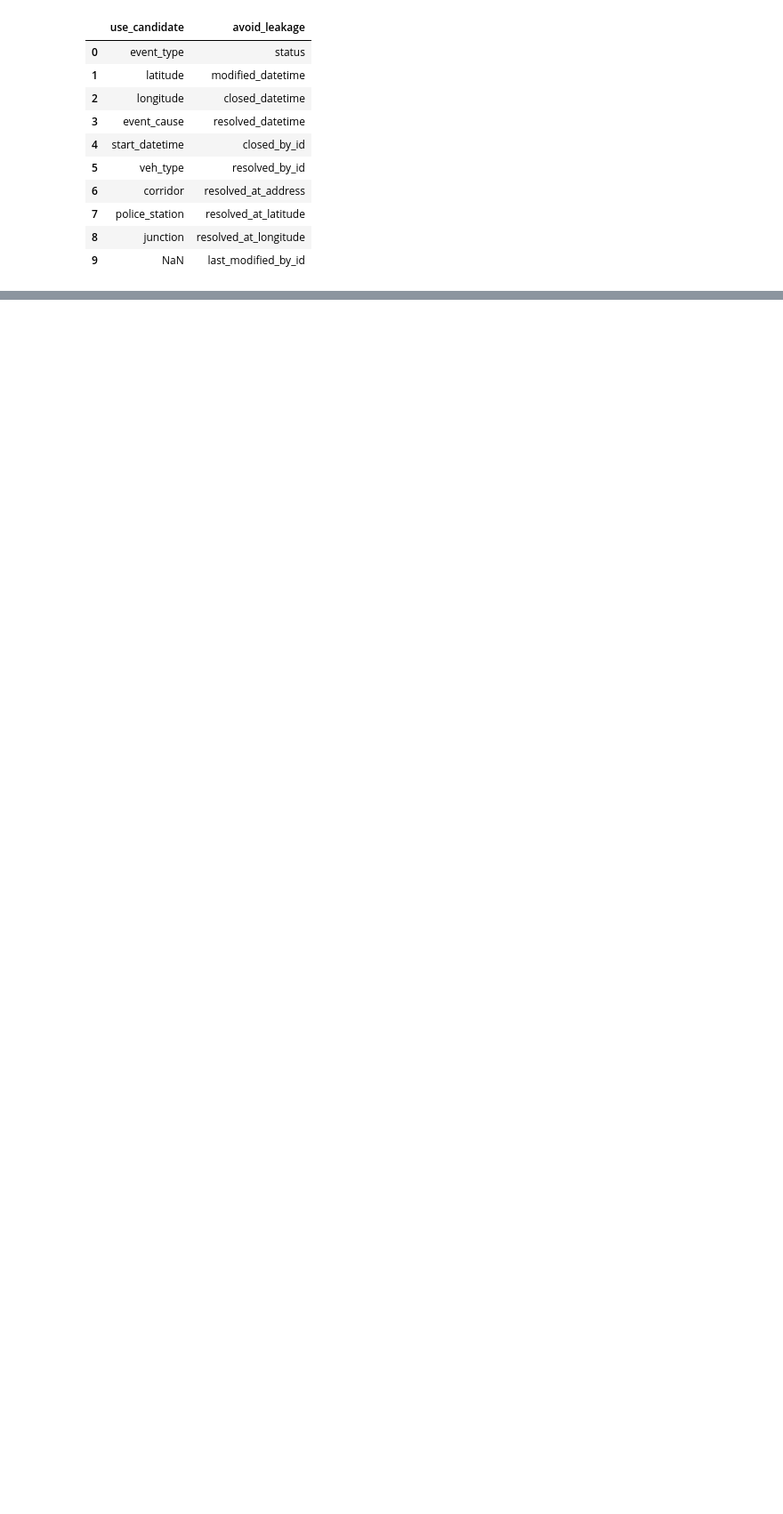
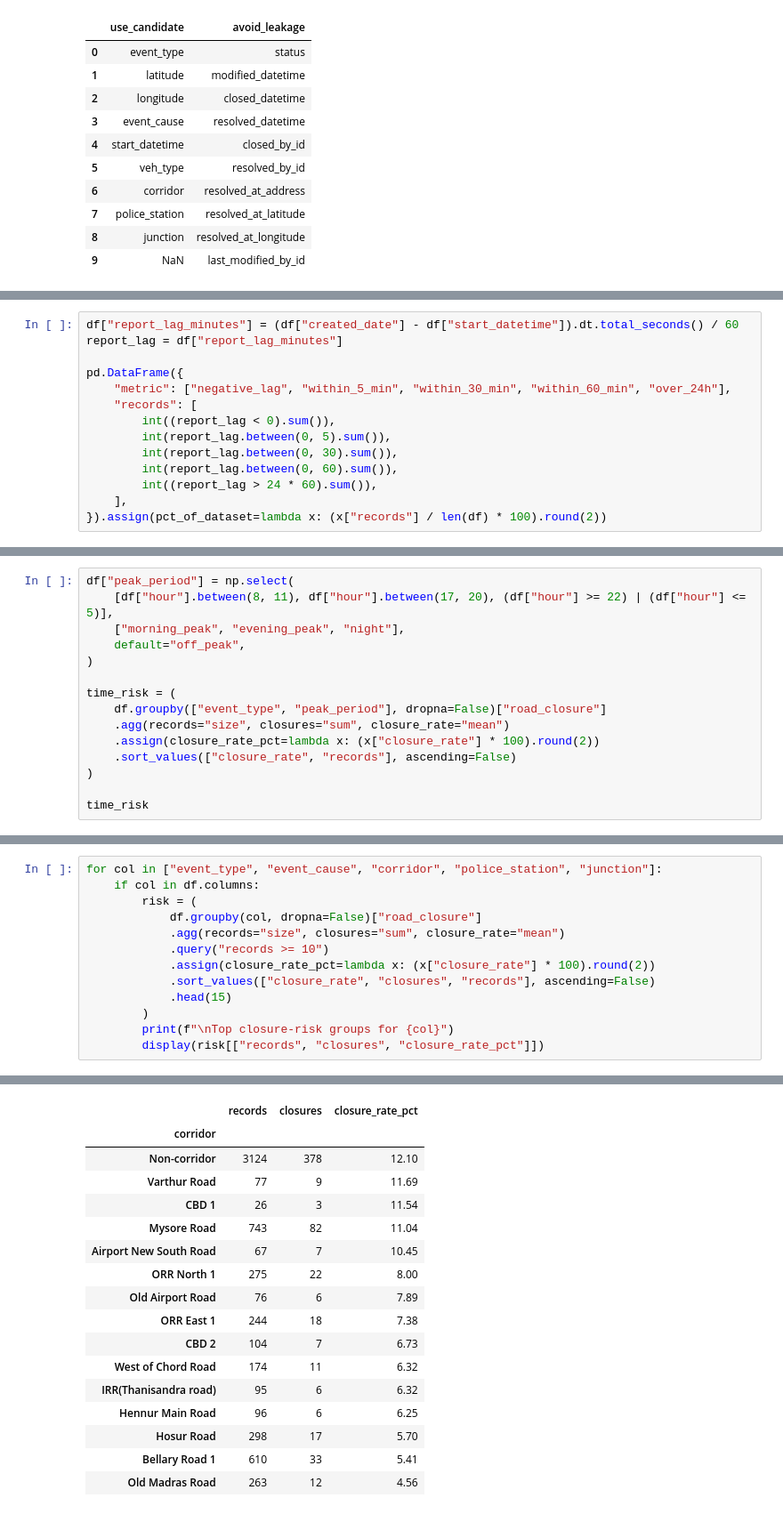
Before and after one commit to Tusshar08/GridLock_Phase2, a Jupyter notebook: notebooks/EDA/01_eda_astram_event_data.ipynb, the cells around one changed output, grey strips where cells are left out. Shown at 89% size. Cells and saved outputs as stored; diff of their text form; blank space fills up the shorter version.

```diff
--- a/notebooks/EDA/01_eda_astram_event_data.ipynb
+++ b/notebooks/EDA/01_eda_astram_event_data.ipynb
@@ -417,0 +517,14 @@ pd.DataFrame({
+# %%
+df["report_lag_minutes"] = (df["created_date"] - df["start_datetime"]).dt.total_seconds() / 60
+report_lag = df["report_lag_minutes"]
+
+pd.DataFrame({
+    "metric": ["negative_lag", "within_5_min", "within_30_min", "within_60_min", "over_24h"],
+    "records": [
+        int((report_lag < 0).sum()),
+        int(report_lag.between(0, 5).sum()),
+        int(report_lag.between(0, 30).sum()),
+        int(report_lag.between(0, 60).sum()),
+        int((report_lag > 24 * 60).sum()),
+    ],
+}).assign(pct_of_dataset=lambda x: (x["records"] / len(df) * 100).round(2))
@@ -417,0 +553,15 @@ pd.DataFrame({
+# %%
+df["peak_period"] = np.select(
+    [df["hour"].between(8, 11), df["hour"].between(17, 20), (df["hour"] >= 22) | (df["hour"] <= 5)],
+    ["morning_peak", "evening_peak", "night"],
+    default="off_peak",
+)
+
+time_risk = (
+    df.groupby(["event_type", "peak_period"], dropna=False)["road_closure"]
+    .agg(records="size", closures="sum", closure_rate="mean")
+    .assign(closure_rate_pct=lambda x: (x["closure_rate"] * 100).round(2))
+    .sort_values(["closure_rate", "records"], ascending=False)
+)
+
+time_risk
@@ -417,0 +583,14 @@ pd.DataFrame({
+# %%
+for col in ["event_type", "event_cause", "corridor", "police_station", "junction"]:
+    if col in df.columns:
+        risk = (
+            df.groupby(col, dropna=False)["road_closure"]
+            .agg(records="size", closures="sum", closure_rate="mean")
+            .query("records >= 10")
+            .assign(closure_rate_pct=lambda x: (x["closure_rate"] * 100).round(2))
+            .sort_values(["closure_rate", "closures", "records"], ascending=False)
+            .head(15)
+        )
+        print(f"\nTop closure-risk groups for {col}")
+        display(risk[["records", "closures", "closure_rate_pct"]])
+# %% [output]
@@ -417,0 +620,17 @@ pd.DataFrame({
+|  | records | closures | closure_rate_pct |
+| corridor |  |  |  |
+| Non-corridor | 3124 | 378 | 12.10 |
+| Varthur Road | 77 | 9 | 11.69 |
+| CBD 1 | 26 | 3 | 11.54 |
+| Mysore Road | 743 | 82 | 11.04 |
+| Airport New South Road | 67 | 7 | 10.45 |
+| ORR North 1 | 275 | 22 | 8.00 |
+| Old Airport Road | 76 | 6 | 7.89 |
+| ORR East 1 | 244 | 18 | 7.38 |
+| CBD 2 | 104 | 7 | 6.73 |
+| West of Chord Road | 174 | 11 | 6.32 |
+| IRR(Thanisandra road) | 95 | 6 | 6.32 |
+| Hennur Main Road | 96 | 6 | 6.25 |
+| Hosur Road | 298 | 17 | 5.70 |
+| Bellary Road 1 | 610 | 33 | 5.41 |
+| Old Madras Road | 263 | 12 | 4.56 |
```
Also changed, not shown: parts of 18 cells of this notebook.
